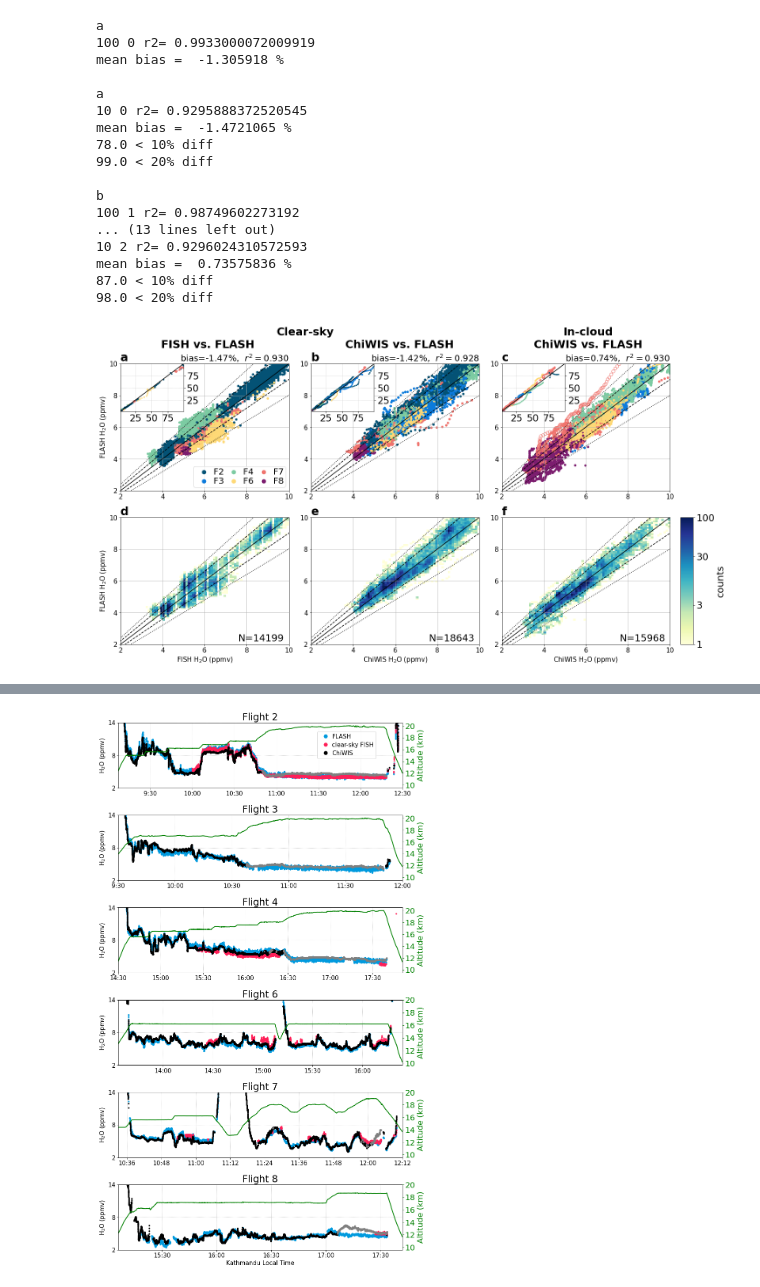
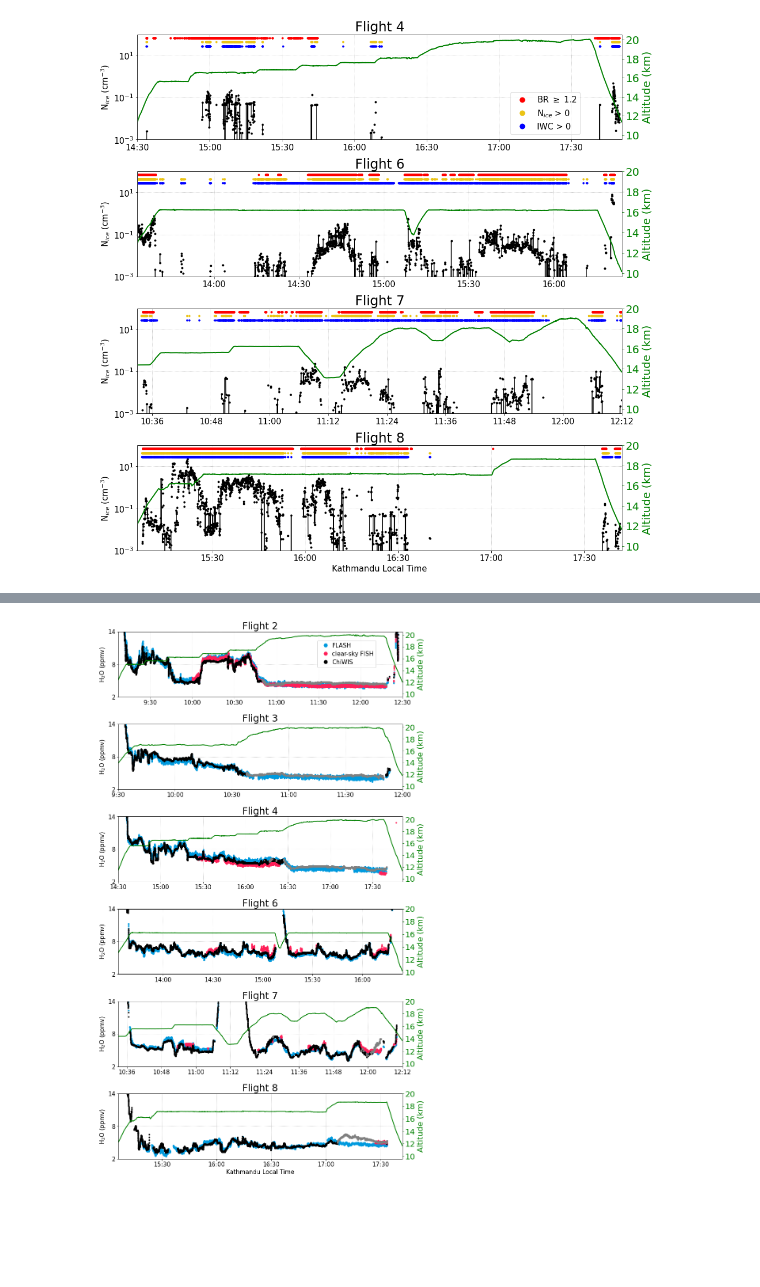
Before and after one commit to claresinger/StratoClim_H2O_Intercomparison, a Jupyter notebook: make_paper_figures.ipynb, the cells around one changed output, grey strips where cells are left out. Saved outputs shown, nothing was run; the diff lists cells and outputs as text; code cells hidden in the pictures; blank space fills up the shorter version.

Commit message:
update figures and tables for revision submitted to AMT on May 11 2022

```diff
--- a/make_paper_figures.ipynb
+++ b/make_paper_figures.ipynb
@@ -18,27 +48,10 @@ map_alt_h2o(dat)
 # %%
 ## Fig 2
-import fig2_scatter_h2o
-reload(fig2_scatter_h2o)
-from fig2_scatter_h2o import *
-h2o_pt_by_pt_whist6(dat)
+import fig2_cloud_mask
+reload(fig2_cloud_mask)
+from fig2_cloud_mask import *
+cloud_mask(dat)
 # %% [output]
-a
-100 0 r2= 0.9933000072009919
-mean bias =  -1.305918 %
-
-a
-10 0 r2= 0.9295888372520545
-mean bias =  -1.4721065 %
-78.0 < 10% diff
-99.0 < 20% diff
-
-b
-100 1 r2= 0.98749602273192
-... (13 lines left out)
-10 2 r2= 0.9296024310572593
-mean bias =  0.73575836 %
-87.0 < 10% diff
-98.0 < 20% diff
-[figure, old version]
+[figure, new version]
 # %%
 ## Fig 3
```
Also changed, not shown: parts of 18 cells of this notebook, 18 other files.
